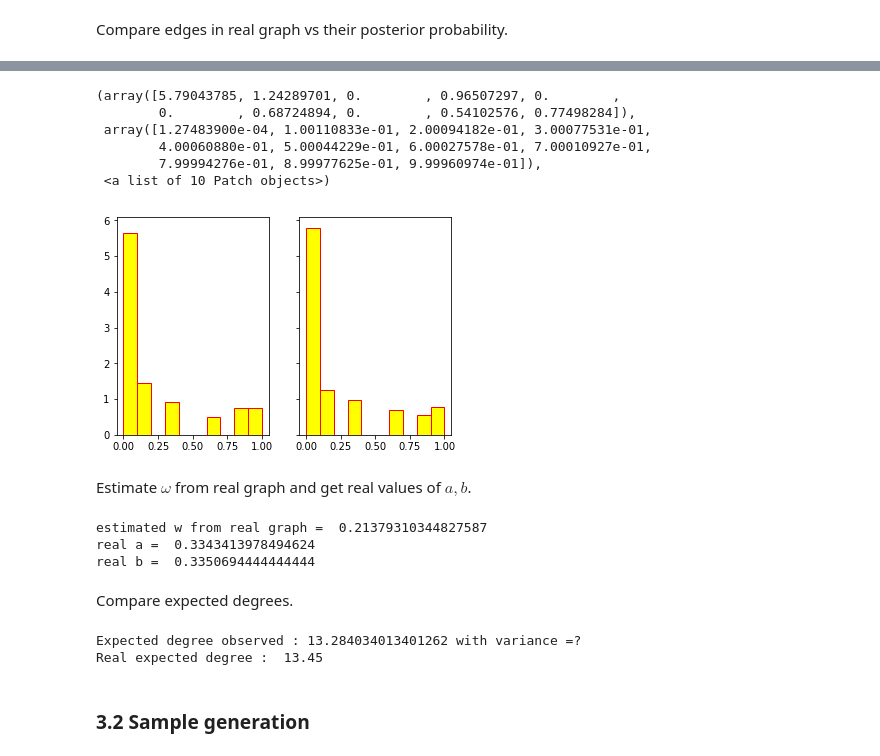
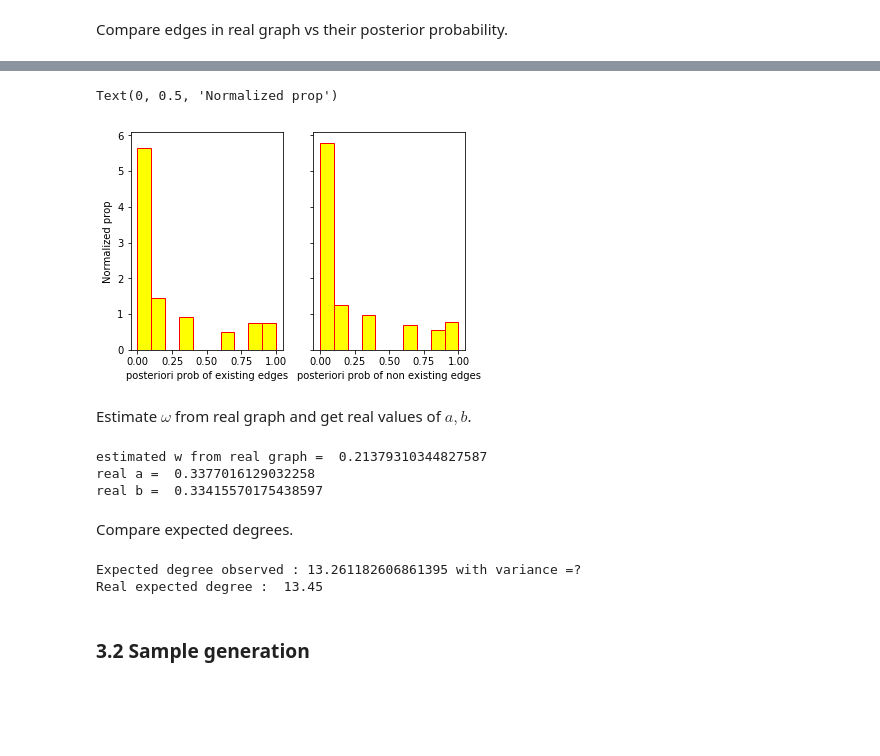
Before and after one commit to yokaiAG/Stage2019, a Jupyter notebook: Code/Newman_sampleTest.ipynb, the cells around one changed output, grey strips where cells are left out. Saved outputs shown, nothing was run; the diff lists cells and outputs as text; code cells hidden in the pictures; blank space fills up the shorter version.

```diff
--- a/Code/Newman_sampleTest.ipynb
+++ b/Code/Newman_sampleTest.ipynb
@@ -105,7 +105,7 @@ min E, max E =  0 , 16
 # %% [markdown]
 Choose parameters.
 # %%
-repetitions = 100
+repetitions = 1000
 max_iter = 1000
 verbose = False
 # %% [markdown]
@@ -218,3 +220,8 @@ values for b and proportion
+# %%
+w, a, b = max([(v, val.count(v)/len(val)) for v in set(val)], key=itemgetter(1))[0]
+for (i,j) in node_pairs:
+    Q[i,j] = w * a**E[i,j] * (1-a)**(N[i,j]-E[i,j])
+    Q[i,j] /= w * a**E[i,j] * (1-a)**(N[i,j]-E[i,j]) + (1-w) * b**E[i,j] * (1-b)**(N[i,j]-E[i,j])
 # %% [markdown]
 ## 3. Result analysis
 # %% [markdown]
@@ -293,15 +285,13 @@ plt.plot(Qval_unique, real_edge_prob)
 # %%
 fig, ax = plt.subplots(1,2, sharey=True)
 ax[0].hist([Q[e] for e in G.edges], density=True, facecolor='yellow', edgecolor='red')
+ax[0].set_xlabel("posteriori prob of existing edges")
 ax[1].hist([Q[e] for e in node_pairs if e not in G.edges], density=True, facecolor='yellow', edgecolor='red')
+ax[1].set_xlabel("posteriori prob of non existing edges")
+ax[0].set_ylabel("Normalized prop")
 # %% [output]
-(array([5.79043785, 1.24289701, 0.        , 0.96507297, 0.        ,
-        0.        , 0.68724894, 0.        , 0.54102576, 0.77498284]),
- array([1.27483900e-04, 1.00110833e-01, 2.00094182e-01, 3.00077531e-01,
-        4.00060880e-01, 5.00044229e-01, 6.00027578e-01, 7.00010927e-01,
-        7.99994276e-01, 8.99977625e-01, 9.99960974e-01]),
- <a list of 10 Patch objects>)
+Text(0, 0.5, 'Normalized prop')
-[figure, old version]
+[figure, new version]
 # %% [markdown]
 Estimate $\omega$ from real graph and get real values of $a,b$.
 # %%
@@ -322,15 +312,15 @@ for e in node_pairs:
 print("real b = ", b_numerator/b_denominator)
 # %% [output]
 estimated w from real graph =  0.21379310344827587
-real a =  0.3343413978494624
-real b =  0.3350694444444444
+real a =  0.3377016129032258
+real b =  0.33415570175438597
 # %% [markdown]
 Compare expected degrees.
 # %%
 print("Expected degree observed : {} with variance ={}".format(2*sum(Q.values())/n, "?"))
 print("Real expected degree : ", np.mean(G.degree()))
 # %% [output]
-Expected degree observed : 13.284034013401262 with variance =?
+Expected degree observed : 13.261182606861395 with variance =?
 Real expected degree :  13.45
 # %% [markdown]
 ### 3.2 Sample generation
```
Also changed, not shown: parts of 6 cells of this notebook.
